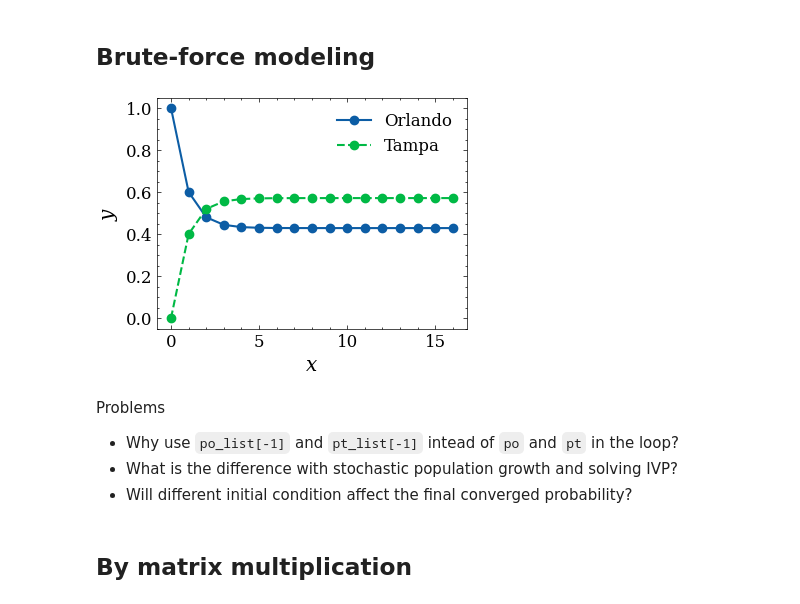
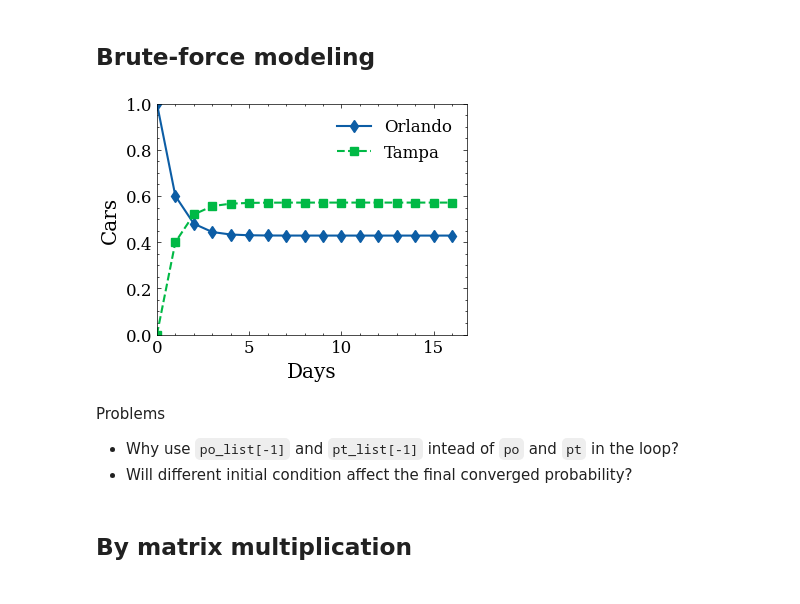
Before and after one commit to liwt31/MathModel, a Jupyter notebook: 09CarRentalCompany.ipynb, the cells around one changed output. Drawn from its saved outputs; the diff is of its cells as text; code cells hidden in the pictures.

```diff
--- a/09CarRentalCompany.ipynb
+++ b/09CarRentalCompany.ipynb
@@ -14,26 +14,27 @@ pt_0 = 0
 # %%
 po = po_0
 pt = pt_0
 po_list = [po]
 pt_list = [pt]
 for i in range(16):
     po = 0.6 * po_list[-1] + 0.3 * pt_list[-1]
     pt = 0.4 * po_list[-1] + 0.7 * pt_list[-1]
     po_list.append(po)
     pt_list.append(pt)
 
-plt.plot(po_list, label="Orlando", marker="o")
-plt.plot(pt_list, label="Tampa", marker="o", linestyle="--")
-plt.xlabel("$x$")
-plt.ylabel("$y$")
+plt.plot(po_list, label="Orlando", marker="d")
+plt.plot(pt_list, label="Tampa", marker="s", linestyle="--")
+plt.xlabel("Days")
+plt.ylabel("Cars")
+plt.xlim(0, None)
+plt.ylim(0, 1)
 plt.legend()
 plt.show()
 # %% [output]
-[figure, old version]
+[figure, new version]
 # %% [markdown]
 Problems
 - Why use `po_list[-1]` and `pt_list[-1]` intead of `po` and `pt` in the loop?
-- What is the difference with stochastic population growth and solving IVP?
 - Will different initial condition affect the final converged probability?
 # %% [markdown]
 ## By matrix multiplication
```
Also changed, not shown: parts of 5 cells of this notebook.
